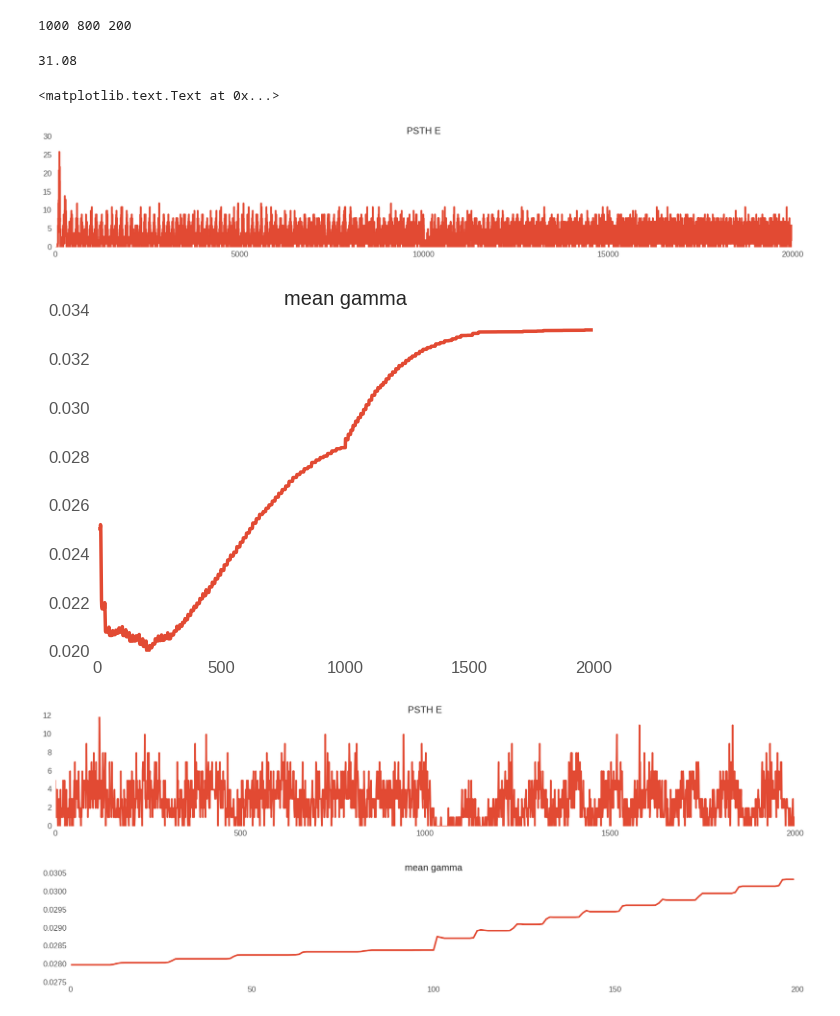
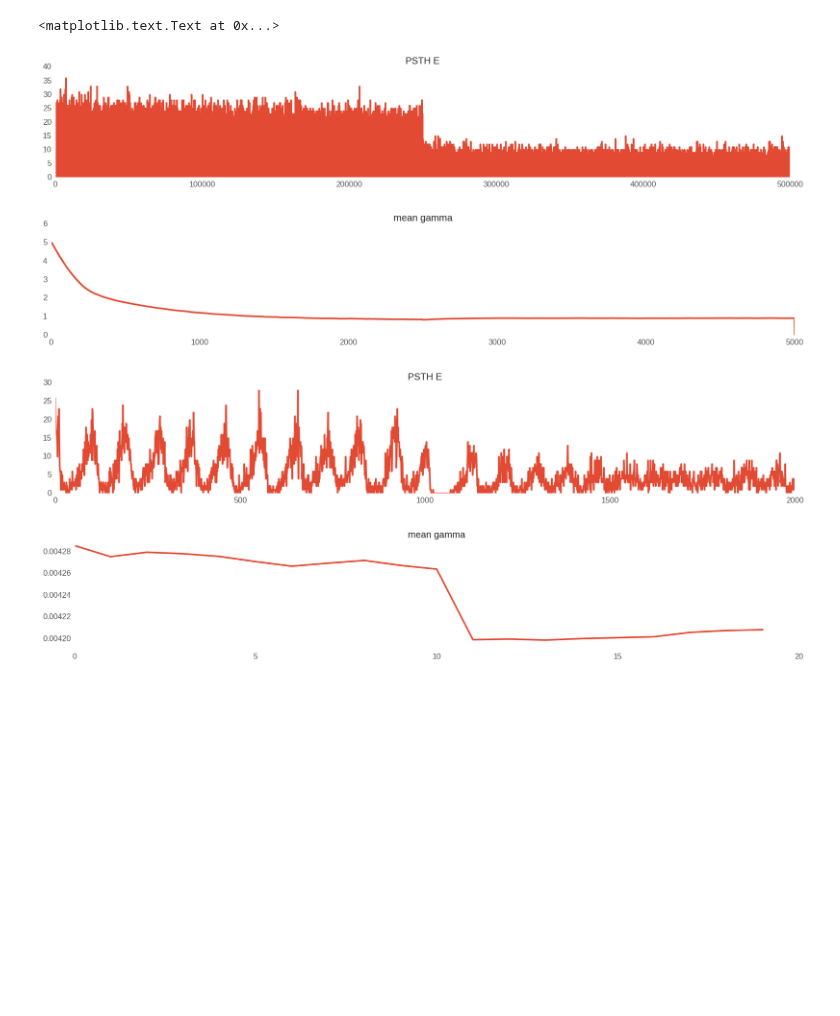
Before and after one commit to gpernelle/cortex, a Jupyter notebook: notebooks/paperSync-figure2.5.ipynb, the cells around one changed output. Cells and saved outputs as stored; diff of their text form; code cells hidden in the pictures; blank space fills up the shorter version.

```diff
--- a/notebooks/paperSync-figure2.5.ipynb
+++ b/notebooks/paperSync-figure2.5.ipynb
@@ -24,35 +19,3 @@ PAPER = os.path.expanduser('~/Dropbox/ICL-2014/Presentations/2016-10-11-GJ-sync-
 # %%
 plt.style.use(['seaborn-paper'])
 sns.set_context("paper", font_scale=1.5, rc={"lines.linewidth": 2.5})
-# %%
-N, g, tauv, i, nu = 1000, 5,15,0,100
-T = 20000
-
-gpu = TfSingleNet(N=N,
-                  T=T,
-                  disp=False,
-                  tauv=15,
-                  device='/gpu:0',
-                  spikeMonitor=True,
-                  g0=g,
-                  startPlast = 100,
-                  nu = nu,
-                  NUM_CORES = 1)
-# gpu.input = apple
-gpu.weight_step = 10
-gpu.input = np.concatenate([np.zeros(T//2),np.ones(T//2)*150])
-gpu.dt = 0.1
-gpu.FACT = 500
-gpu.nuI = 100
-gpu.nuE = gpu.nuI
-gpu.ratio = 2
-gpu.ratioNI = 0.2
-gpu.wII = -1000
-gpu.wIE = -3000
-gpu.wEE = 1000
-gpu.wEI = 1000
-gpu.IAF = True
-gpu.runTFSimul()
-# %% [output]
-1000 800 200
-31.08
@@ -61,30 +61,31 @@ def f(w=20,h=3):
     plt.figure(figsize=(w,h), linewidth=0.1)
 # %%
 f()
-plt.plot(gpu.vvmE[10:])
+plt.plot(a['vvmE'][10:])
 plt.title('PSTH E')
-plt.figure()
-plt.plot(gpu.gamma)
+
+f()
+plt.plot(a['gamma']*NI)
 plt.title('mean gamma')
 # plt.figure()
 # plt.plot(gpu.input)
 # plt.title('Input current')
 
 t0 = T//2 - 1000
 t1 = T//2 + 1000
 
 f()
-plt.plot(gpu.vvmE[t0:t1])
+plt.plot(a['vvmE'][t0:t1])
 plt.title('PSTH E')
 
 f()
-plt.plot(gpu.gamma[t0//gpu.weight_step:t1//gpu.weight_step])
+plt.plot(a['gamma'][t0//100:t1//100])
 plt.title('mean gamma')
 # plt.figure()
 # plt.plot(np.mean(np.array(gpu.lowsp).reshape(T,N).transpose(), axis=0))
 # %% [output]
 <matplotlib.text.Text at 0x...>
-[figure, old version]
+[figure, new version]
-[figure, old version]
+[figure, new version]
-[figure, old version]
+[figure, new version]
-[figure, old version]
+[figure, new version]
```
Also changed, not shown: parts of 3 cells of this notebook, 6 other files.
